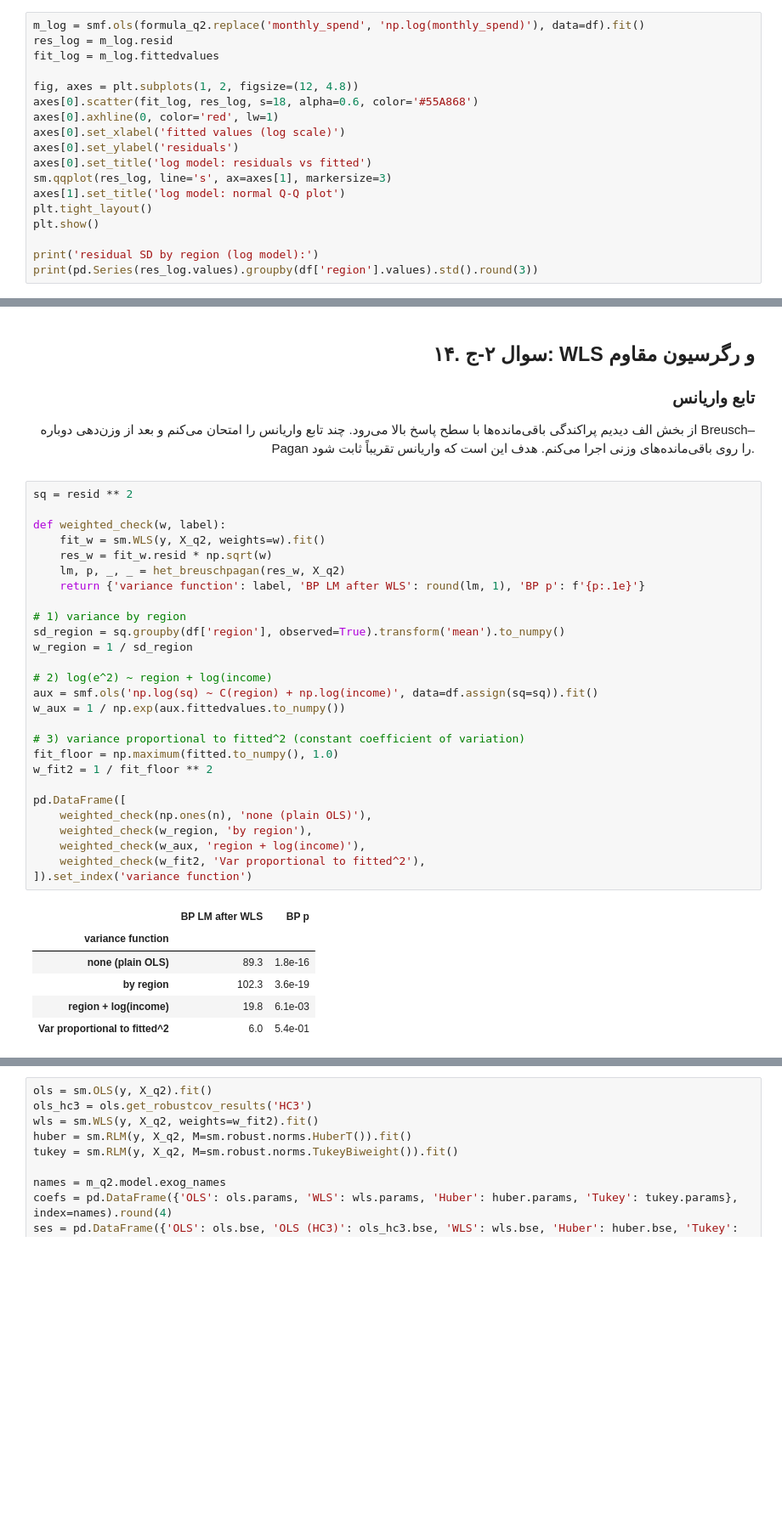
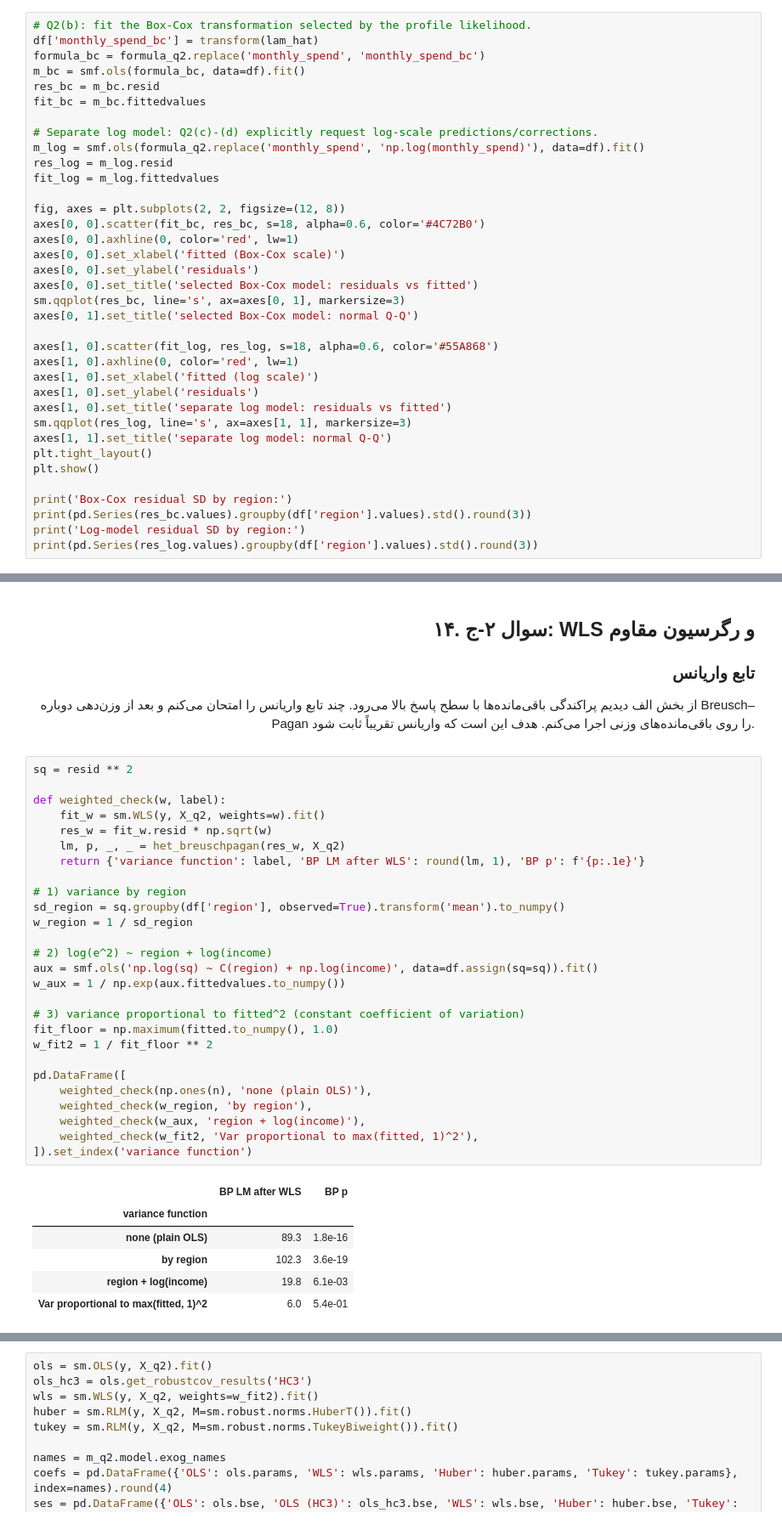
Before and after one commit to KiarashAkbari/ML-CHALLENGE, a Jupyter notebook: term-3/answers/quiz-1-answer/quiz-1-answer.ipynb, the cells around one changed output, grey strips where cells are left out. Shown at 85% size. Saved outputs shown, nothing was run; the diff lists cells and outputs as text; blank space fills up the shorter version.

Commit message:
Correct Term 3 Quiz 1 answer notebook
Co-authored-by: arena-agent <297053741+arena-agent@users.noreply.github.com>

```diff
--- a/term-3/answers/quiz-1-answer/quiz-1-answer.ipynb
+++ b/term-3/answers/quiz-1-answer/quiz-1-answer.ipynb
@@ -1286,21 +1338,39 @@ compare
 | log(y) | 124.31 | 9.7e-24 | 0.9520 | 4.0e-10 | -0.40 | 4.17 |
 | lambda = -0.25 | 94.58 | 1.4e-17 | 0.9605 | 6.7e-09 | -0.73 | 3.04 |
 # %%
+# Q2(b): fit the Box-Cox transformation selected by the profile likelihood.
+df['monthly_spend_bc'] = transform(lam_hat)
+formula_bc = formula_q2.replace('monthly_spend', 'monthly_spend_bc')
+m_bc = smf.ols(formula_bc, data=df).fit()
+res_bc = m_bc.resid
+fit_bc = m_bc.fittedvalues
+
+# Separate log model: Q2(c)-(d) explicitly request log-scale predictions/corrections.
 m_log = smf.ols(formula_q2.replace('monthly_spend', 'np.log(monthly_spend)'), data=df).fit()
 res_log = m_log.resid
 fit_log = m_log.fittedvalues
 
-fig, axes = plt.subplots(1, 2, figsize=(12, 4.8))
-axes[0].scatter(fit_log, res_log, s=18, alpha=0.6, color='#55A868')
-axes[0].axhline(0, color='red', lw=1)
-axes[0].set_xlabel('fitted values (log scale)')
-axes[0].set_ylabel('residuals')
-axes[0].set_title('log model: residuals vs fitted')
-sm.qqplot(res_log, line='s', ax=axes[1], markersize=3)
-axes[1].set_title('log model: normal Q-Q plot')
+fig, axes = plt.subplots(2, 2, figsize=(12, 8))
+axes[0, 0].scatter(fit_bc, res_bc, s=18, alpha=0.6, color='#4C72B0')
+axes[0, 0].axhline(0, color='red', lw=1)
+axes[0, 0].set_xlabel('fitted (Box-Cox scale)')
+axes[0, 0].set_ylabel('residuals')
+axes[0, 0].set_title('selected Box-Cox model: residuals vs fitted')
+sm.qqplot(res_bc, line='s', ax=axes[0, 1], markersize=3)
+axes[0, 1].set_title('selected Box-Cox model: normal Q-Q')
+
+axes[1, 0].scatter(fit_log, res_log, s=18, alpha=0.6, color='#55A868')
+axes[1, 0].axhline(0, color='red', lw=1)
+axes[1, 0].set_xlabel('fitted (log scale)')
+axes[1, 0].set_ylabel('residuals')
+axes[1, 0].set_title('separate log model: residuals vs fitted')
+sm.qqplot(res_log, line='s', ax=axes[1, 1], markersize=3)
+axes[1, 1].set_title('separate log model: normal Q-Q')
 plt.tight_layout()
 plt.show()
 
-print('residual SD by region (log model):')
+print('Box-Cox residual SD by region:')
+print(pd.Series(res_bc.values).groupby(df['region'].values).std().round(3))
+print('Log-model residual SD by region:')
 print(pd.Series(res_log.values).groupby(df['region'].values).std().round(3))
 # %% [output]
@@ -1362,32 +1434,32 @@ sq = resid ** 2
 
 def weighted_check(w, label):
     fit_w = sm.WLS(y, X_q2, weights=w).fit()
     res_w = fit_w.resid * np.sqrt(w)
     lm, p, _, _ = het_breuschpagan(res_w, X_q2)
     return {'variance function': label, 'BP LM after WLS': round(lm, 1), 'BP p': f'{p:.1e}'}
 
 # 1) variance by region
 sd_region = sq.groupby(df['region'], observed=True).transform('mean').to_numpy()
 w_region = 1 / sd_region
 
 # 2) log(e^2) ~ region + log(income)
 aux = smf.ols('np.log(sq) ~ C(region) + np.log(income)', data=df.assign(sq=sq)).fit()
 w_aux = 1 / np.exp(aux.fittedvalues.to_numpy())
 
 # 3) variance proportional to fitted^2 (constant coefficient of variation)
 fit_floor = np.maximum(fitted.to_numpy(), 1.0)
 w_fit2 = 1 / fit_floor ** 2
 
 pd.DataFrame([
     weighted_check(np.ones(n), 'none (plain OLS)'),
     weighted_check(w_region, 'by region'),
     weighted_check(w_aux, 'region + log(income)'),
-    weighted_check(w_fit2, 'Var proportional to fitted^2'),
+    weighted_check(w_fit2, 'Var proportional to max(fitted, 1)^2'),
 ]).set_index('variance function')
 # %% [output]
 |  | BP LM after WLS | BP p |
 | variance function |  |  |
 | none (plain OLS) | 89.3 | 1.8e-16 |
 | by region | 102.3 | 3.6e-19 |
 | region + log(income) | 19.8 | 6.1e-03 |
-| Var proportional to fitted^2 | 6.0 | 5.4e-01 |
+| Var proportional to max(fitted, 1)^2 | 6.0 | 5.4e-01 |
```
Also changed, not shown: parts of 144 cells of this notebook.
